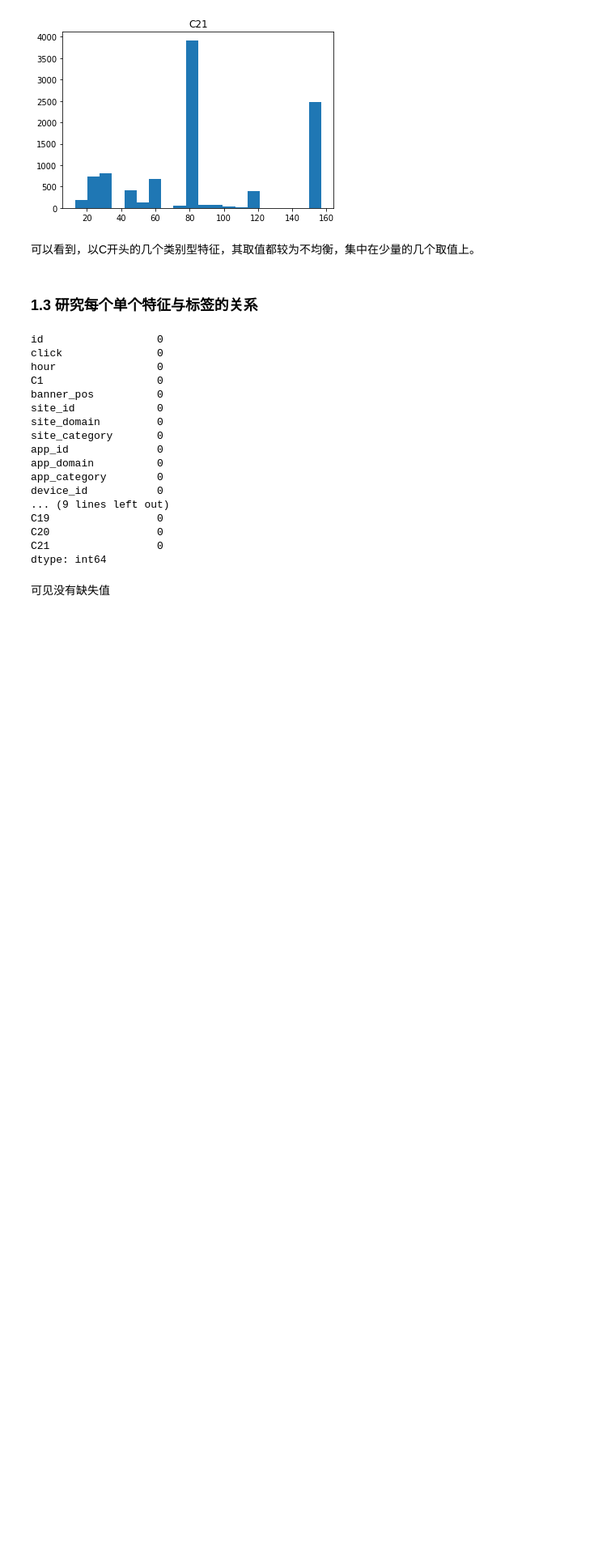
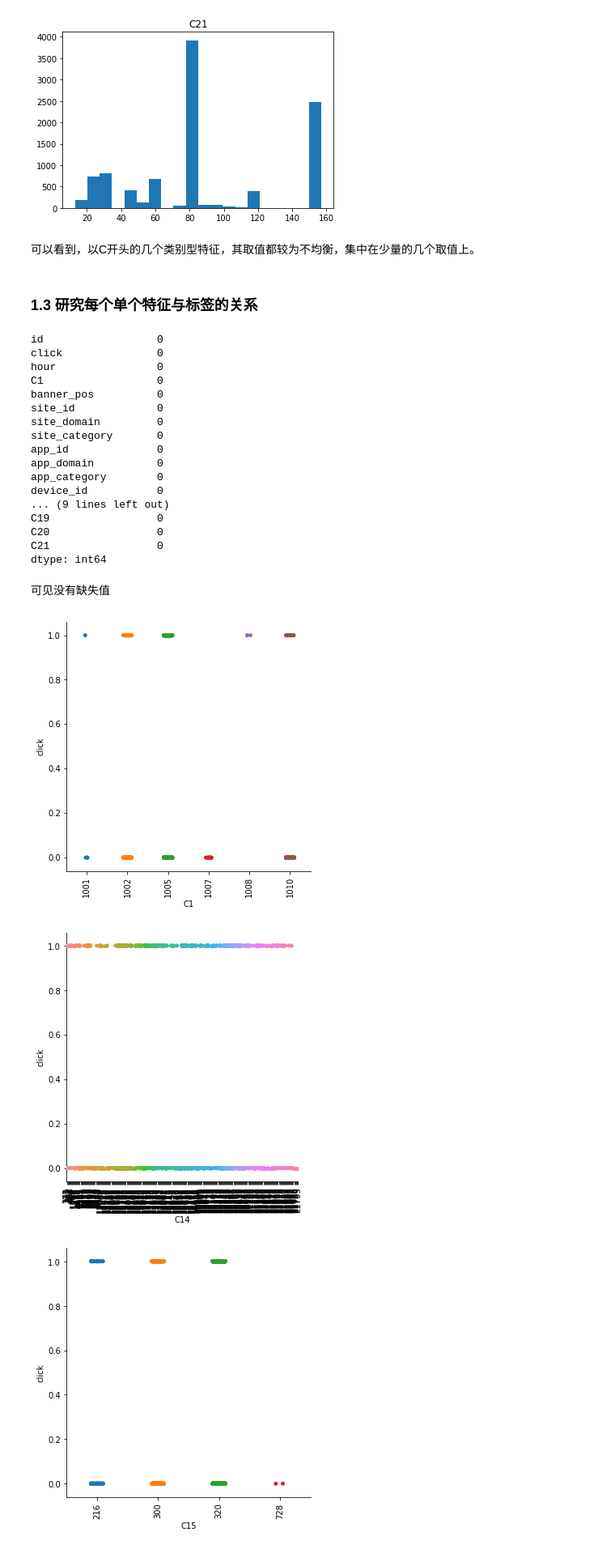
Before and after one commit to henrygas/ctr, a Jupyter notebook: 0_ctr_data_explore.ipynb, the cells around one changed output. Shown: that part at 81% size. Saved outputs shown, nothing was run; the diff lists cells and outputs as text; code cells hidden in the pictures; blank space fills up the shorter version.

```diff
--- a/0_ctr_data_explore.ipynb
+++ b/0_ctr_data_explore.ipynb
@@ -168,3 +168,12 @@ C21                 0
 dtype: int64
 # %% [markdown]
 可见没有缺失值
+# %%
+for column in c_name_list:
+  sns.catplot(x=column, y="click", data=train_data)
+  plt.xticks(rotation=90, fontsize=10)
+  plt.show()
+# %% [output]
+[figure, added]
+[figure, added]
+[figure, added]
```
Also changed, not shown: parts of 31 cells of this notebook.
